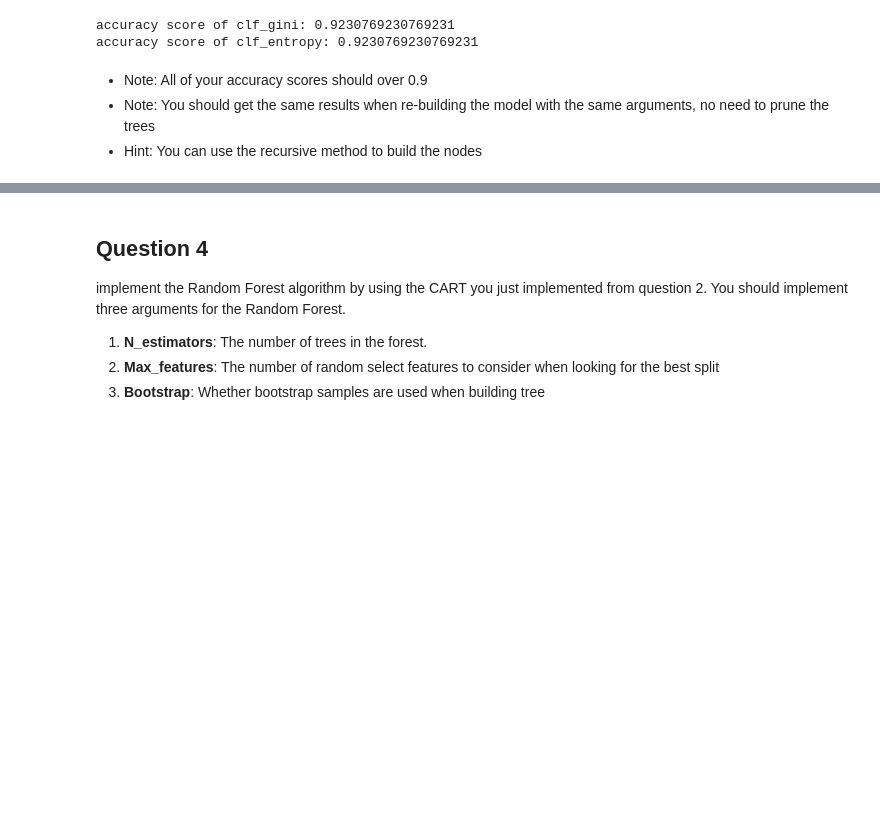
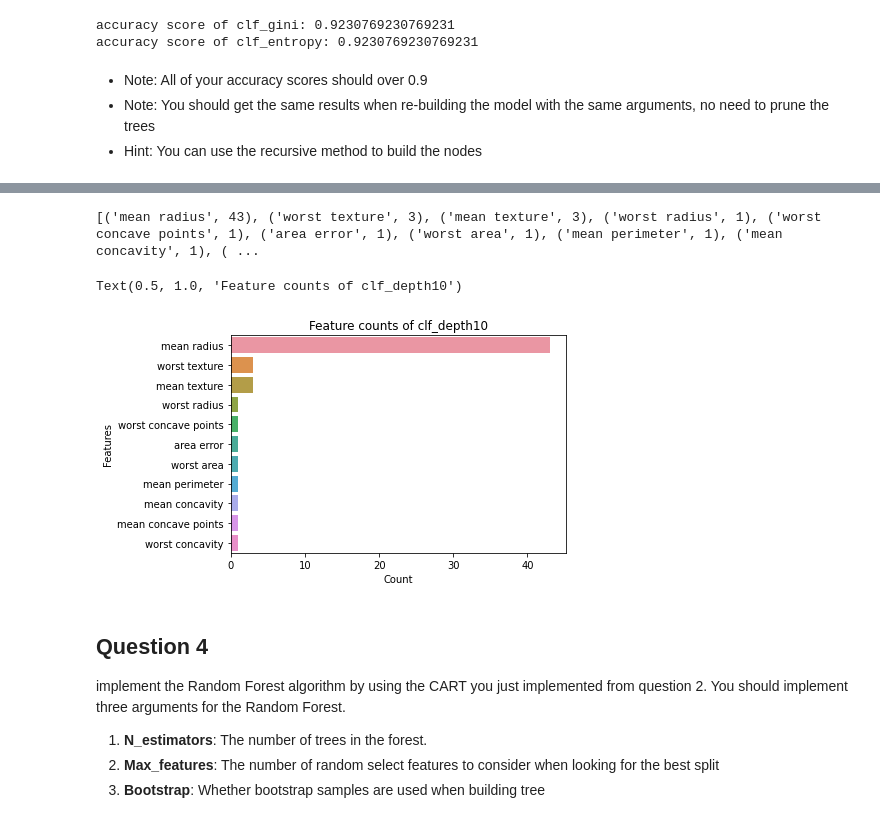
Before and after one commit to hurueilin/PR_HW3, a Jupyter notebook: 309553024_HW3.ipynb, the cells around one changed output, grey strips where cells are left out. Saved outputs shown, nothing was run; the diff lists cells and outputs as text; code cells hidden in the pictures; blank space fills up the shorter version.

Commit message:
Plot the figure of clf_depth10

```diff
--- a/309553024_HW3.ipynb
+++ b/309553024_HW3.ipynb
@@ -81,6 +82,7 @@ class DecisionTree():
     def __init__(self, criterion='gini', max_depth=None):
         self.max_depth = max_depth
         self.criterion = criterion
+        self.bestFeatureList = []
 
     def bestSplit(self, X, y):
         """
@@ -95,12 +97,12 @@ class DecisionTree():
 
 
         for feature in X.columns:
-            print('Current calculating feature:', feature)
+            # print('Current calculating feature:', feature)
 
             # a new DataFrame sorted by current feature
             sorted_X = X.sort_values(by=[feature])
 
-            for k in range(len(X[feature])):
+            for k in range(X.shape[0]):
                 # Split the current feature DataFrame to left and right parts
                 # i.e.(1, n-1), (2, n-2), ..., (n-1, 1)
                 left_values = sorted_X[feature].iloc[:k]
@@ -120,7 +122,7 @@ class DecisionTree():
                 if(self.criterion == 'entropy'):
                     left_criterion = entropy(left_gt)
                     right_criterion = entropy(right_gt)
-                else:  # 'gini'
+                else:  # criterion == 'gini'
                     left_criterion = gini(left_gt)
                     right_criterion = gini(right_gt)
 
@@ -133,16 +135,18 @@ class DecisionTree():
                     best_criterion = weighted_criterion
                     best_feature = feature
                     best_value = (sorted_X[best_feature].iloc[k-1] + sorted_X[best_feature].iloc[k]) / 2
+
+        self.bestFeatureList.append(best_feature)
         return best_feature, best_value
 
     def buildTree(self, X, y, depth=0):
-        # Majority vote for predecting which class that current node belongs to
+        # Predecting which class that current node belongs to
         num_samples_per_class = [np.sum(y == i) for i in range(self.num_of_classes)]
         predicted_class = np.argmax(num_samples_per_class)
         node = Node(predicted_class=predicted_class)
 
         if depth < self.max_depth:
-            print('Current depth:', depth)
+            # print('Current depth:', depth)
             split_feature, split_value = self.bestSplit(X, y)
             if split_feature is not None:
                 node.split_feature = split_feature
@@ -150,8 +154,8 @@ class DecisionTree():
 
                 # For each data in X,
                 # filter out whether the data belongs to left sub-tree or right sub-tree
-                left_filter = X[split_feature] < split_value
-                right_filter = X[split_feature] >= split_value
+                left_filter = X[split_feature] <= split_value
+                right_filter = X[split_feature] > split_value
                 X_left = X[left_filter]
                 X_right = X[right_filter]
                 y_left = y[y.index.isin(X_left.index)]
@@ -176,7 +180,7 @@ class DecisionTree():
     def predict_each(self, x):
         node = self.tree
         while node.left:
-            if x[node.split_feature] < node.split_value:
+            if x[node.split_feature] <= node.split_value:
                 node = node.left
             else:
                 node = node.right
@@ -306,6 +294,23 @@ Plot the [feature importance](https://sefiks.com/2020/04/06/feature-importance-i
 - You can simply plot the feature counts for building tree without normalize the importance
 
 ![image](https://i2.wp.com/sefiks.com/wp-content/uploads/2020/04/c45-fi-results.jpg?w=481&ssl=1)
+# %%
+# Calculate the occurrence of best_feature
+counts = Counter(clf_depth10.bestFeatureList)
+counts = counts.most_common()
+print(counts)
+# %% [output]
+[('mean radius', 43), ('worst texture', 3), ('mean texture', 3), ('worst radius', 1), ('worst concave points', 1), ('area error', 1), ('worst area', 1), ('mean perimeter', 1), ('mean concavity', 1), ( ...
+# %%
+# Plot feature counts of the model 'clf_depth10'
+import seaborn as sns
+
+df = pd.DataFrame(counts, columns=['Features', 'Count'])
+ax = sns.barplot(x='Count', y='Features', data=df)
+ax.set_title('Feature counts of clf_depth10')
+# %% [output]
+Text(0.5, 1.0, 'Feature counts of clf_depth10')
+[figure, added]
 # %% [markdown]
 ## Question 4
 implement the Random Forest algorithm by using the CART you just implemented from question 2. You should implement three arguments for the Random Forest.
```
Also changed, not shown: parts of 9 cells of this notebook.
